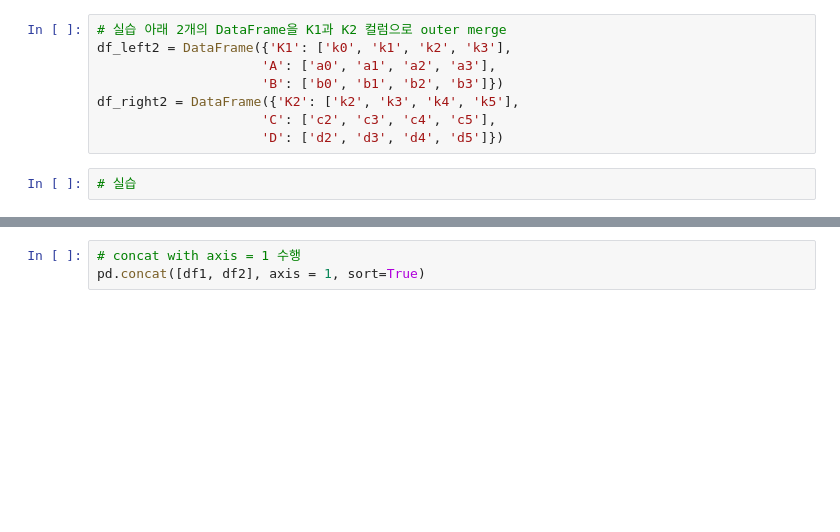
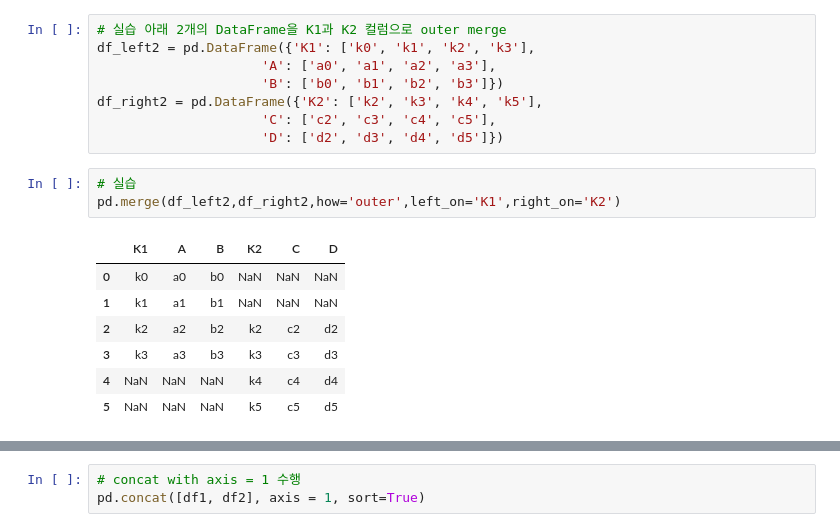
Before and after one commit to leechungpa/Python-study, a Jupyter notebook: pandas/배포용_기초 4. 데이터 가공 1 - 데이터 합치기 (merge, concat).ipynb, the cells around one changed output, grey strips where cells are left out. Drawn from its saved outputs; the diff is of its cells as text; blank space fills up the shorter version.

```diff
--- a/pandas/배포용_기초 4. 데이터 가공 1 - 데이터 합치기 (merge, concat).ipynb
+++ b/pandas/배포용_기초 4. 데이터 가공 1 - 데이터 합치기 (merge, concat).ipynb
@@ -42,13 +99,22 @@ df_right = DataFrame({'KEY': ['k2', 'k3', 'k4', 'k5'],
 # %%
 # 실습 아래 2개의 DataFrame을 K1과 K2 컬럼으로 outer merge
-df_left2 = DataFrame({'K1': ['k0', 'k1', 'k2', 'k3'],
+df_left2 = pd.DataFrame({'K1': ['k0', 'k1', 'k2', 'k3'],
                      'A': ['a0', 'a1', 'a2', 'a3'],
                      'B': ['b0', 'b1', 'b2', 'b3']})
-df_right2 = DataFrame({'K2': ['k2', 'k3', 'k4', 'k5'],
+df_right2 = pd.DataFrame({'K2': ['k2', 'k3', 'k4', 'k5'],
                      'C': ['c2', 'c3', 'c4', 'c5'],
                      'D': ['d2', 'd3', 'd4', 'd5']})
-# %%
-# 실습
+# %%
+# 실습
+pd.merge(df_left2,df_right2,how='outer',left_on='K1',right_on='K2')
+# %% [output]
+|  | K1 | A | B | K2 | C | D |
+| 0 | k0 | a0 | b0 | NaN | NaN | NaN |
+| 1 | k1 | a1 | b1 | NaN | NaN | NaN |
+| 2 | k2 | a2 | b2 | k2 | c2 | d2 |
+| 3 | k3 | a3 | b3 | k3 | c3 | d3 |
+| 4 | NaN | NaN | NaN | k4 | c4 | d4 |
+| 5 | NaN | NaN | NaN | k5 | c5 | d5 |
 # %%
 # 실제 데이터 실습
 #1. 사용자 데이터 읽어오기
```
Also changed, not shown: parts of 24 cells of this notebook, 5 other files.
